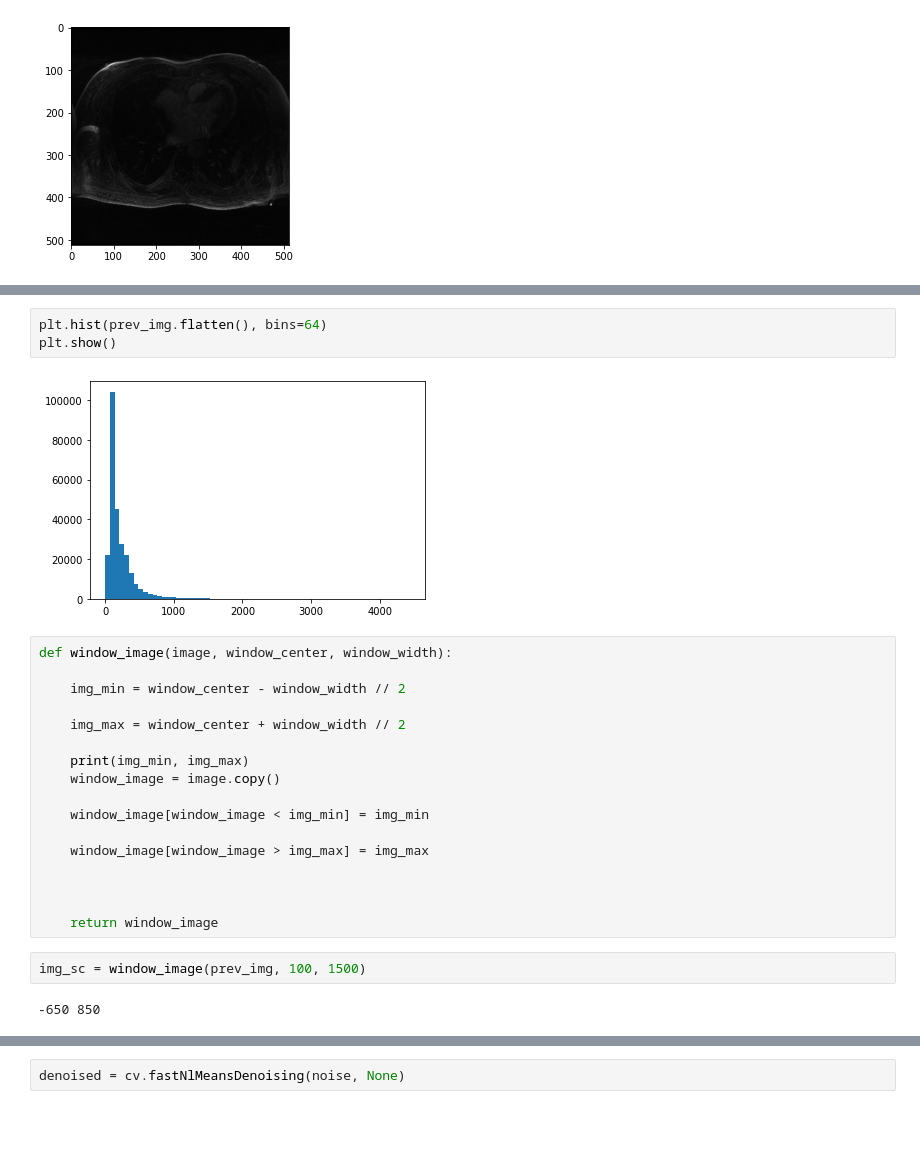
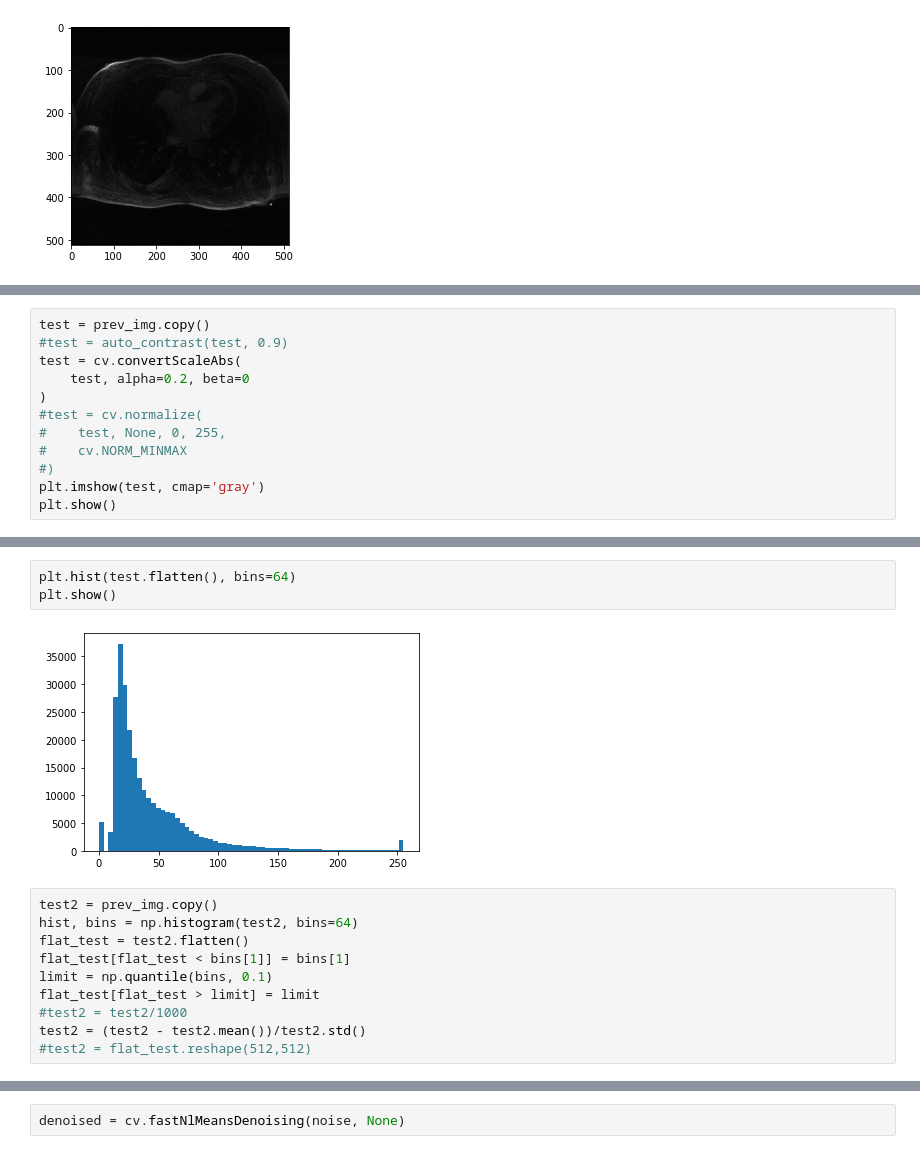
Before and after one commit to DavidLegarreSaavedra1/Deep-learning-methods-for-MRI-coil-channel-optimization, a Jupyter notebook: ROVir/scan.ipynb, the cells around one changed output, grey strips where cells are left out. Cells and saved outputs as stored; diff of their text form; blank space fills up the shorter version.

```diff
--- a/ROVir/scan.ipynb
+++ b/ROVir/scan.ipynb
@@ -28,0 +41,12 @@ prev_img.max()
+# %%
+test = prev_img.copy()
+#test = auto_contrast(test, 0.9)
+test = cv.convertScaleAbs(
+    test, alpha=0.2, beta=0
+)
+#test = cv.normalize(
+#    test, None, 0, 255,
+#    cv.NORM_MINMAX
+#)
+plt.imshow(test, cmap='gray')
+plt.show()
@@ -29,26 +55,15 @@ prev_img.max()
 # %%
-plt.hist(prev_img.flatten(), bins=64)
+plt.hist(test.flatten(), bins=64)
 plt.show()
 # %% [output]
-[figure, old version]
+[figure, new version]
-# %%
-def window_image(image, window_center, window_width):
-
-    img_min = window_center - window_width // 2
-
-    img_max = window_center + window_width // 2
-
-    print(img_min, img_max)
-    window_image = image.copy()
-
-    window_image[window_image < img_min] = img_min
-
-    window_image[window_image > img_max] = img_max
-
-
-
-    return window_image
-# %%
-img_sc = window_image(prev_img, 100, 1500)
-# %% [output]
--650 850
+# %%
+test2 = prev_img.copy()
+hist, bins = np.histogram(test2, bins=64)
+flat_test = test2.flatten()
+flat_test[flat_test < bins[1]] = bins[1]
+limit = np.quantile(bins, 0.1)
+flat_test[flat_test > limit] = limit
+#test2 = test2/1000
+test2 = (test2 - test2.mean())/test2.std()
+#test2 = flat_test.reshape(512,512)
```
Also changed, not shown: parts of 14 cells of this notebook, 2 other files.
